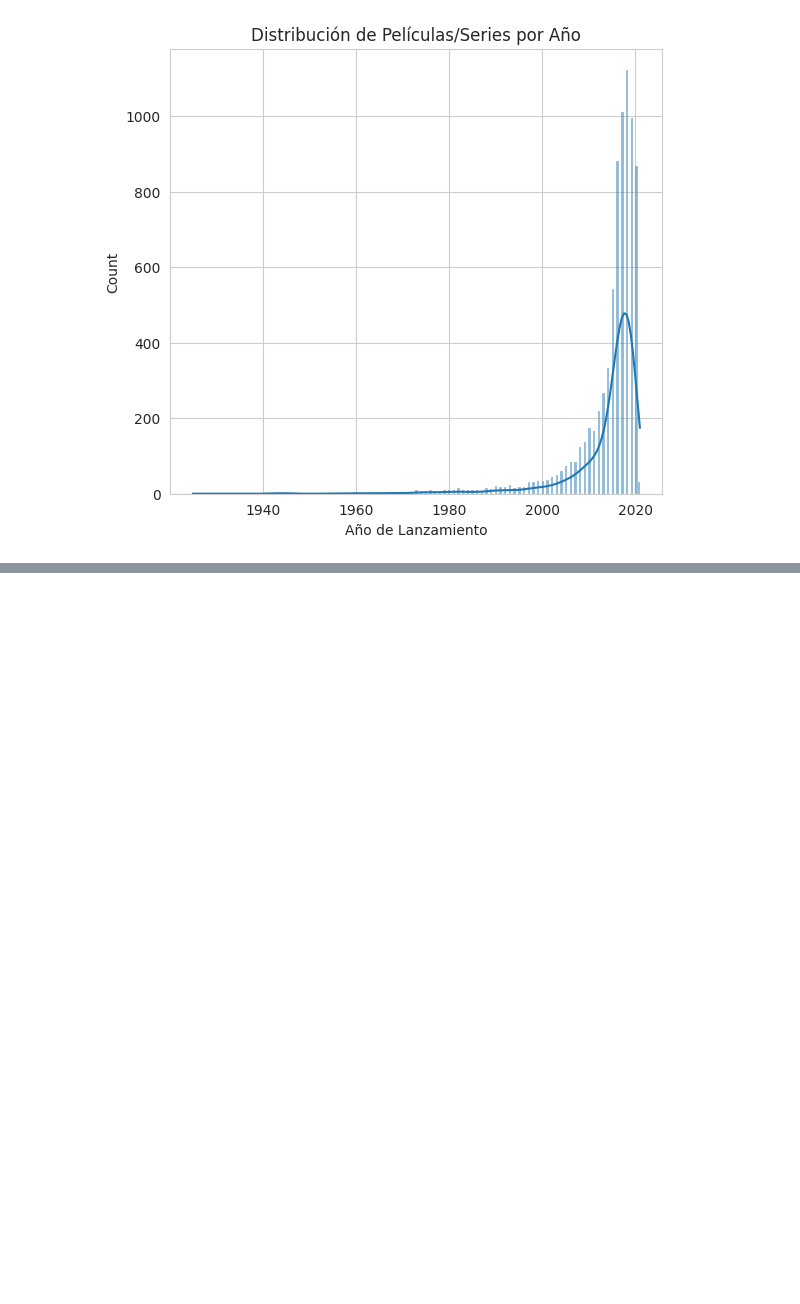
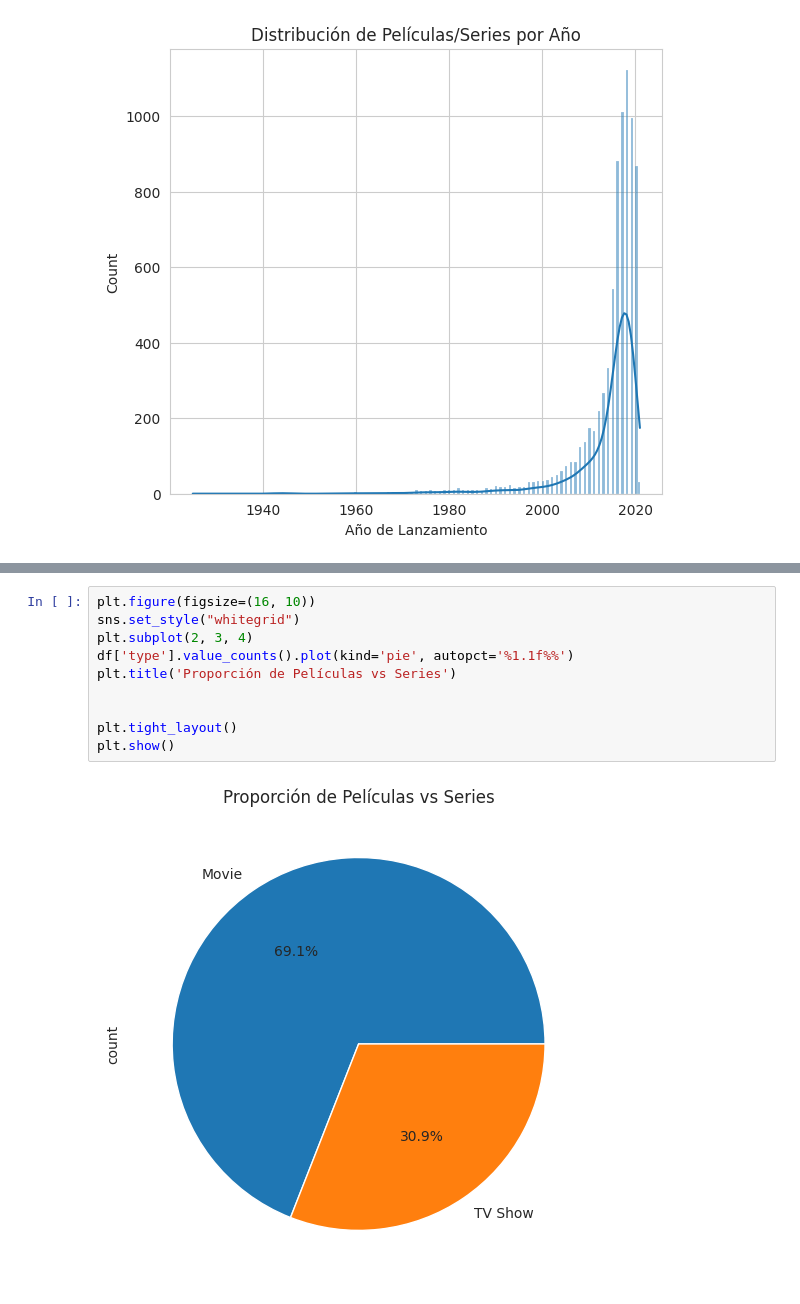
Before and after one commit to S0ul19/Optativa_Prof_UAA, a Jupyter notebook: Untitled3.ipynb, the cells around one changed output, grey strips where cells are left out. Cells and saved outputs as stored; diff of their text form; blank space fills up the shorter version.

```diff
--- a/Untitled3.ipynb
+++ b/Untitled3.ipynb
@@ -279,0 +306,12 @@ plt.show()
+# %%
+plt.figure(figsize=(16, 10))
+sns.set_style("whitegrid")
+plt.subplot(2, 3, 4)
+df['type'].value_counts().plot(kind='pie', autopct='%1.1f%%')
+plt.title('Proporción de Películas vs Series')
+
+
+plt.tight_layout()
+plt.show()
+# %% [output]
+[figure, added]
```
Also changed, not shown: parts of 4 cells of this notebook.
